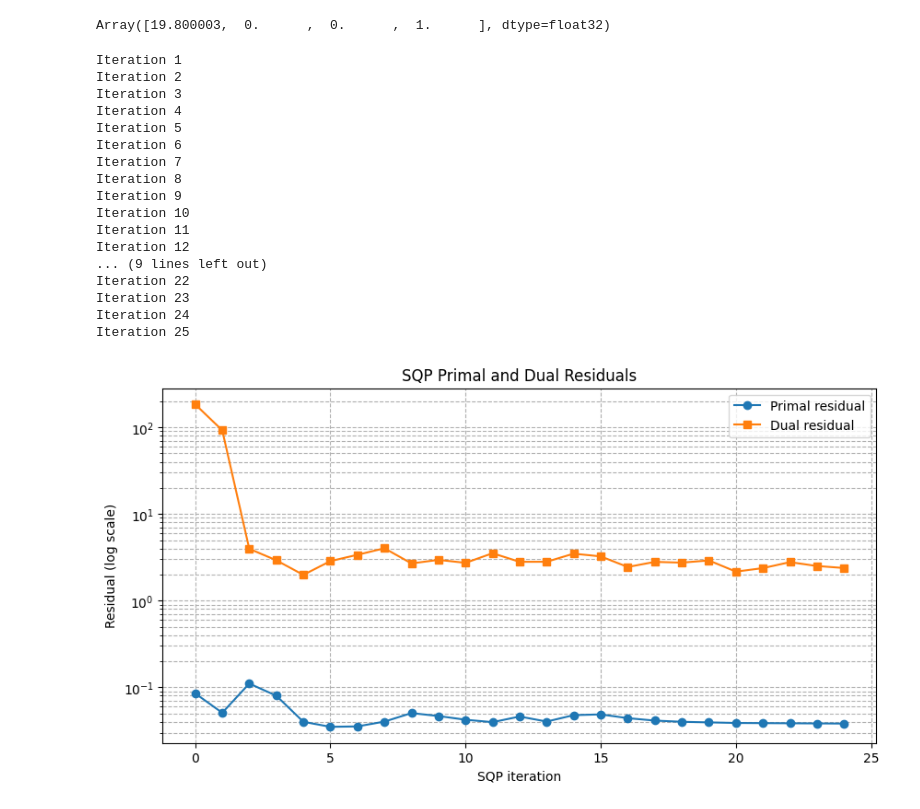
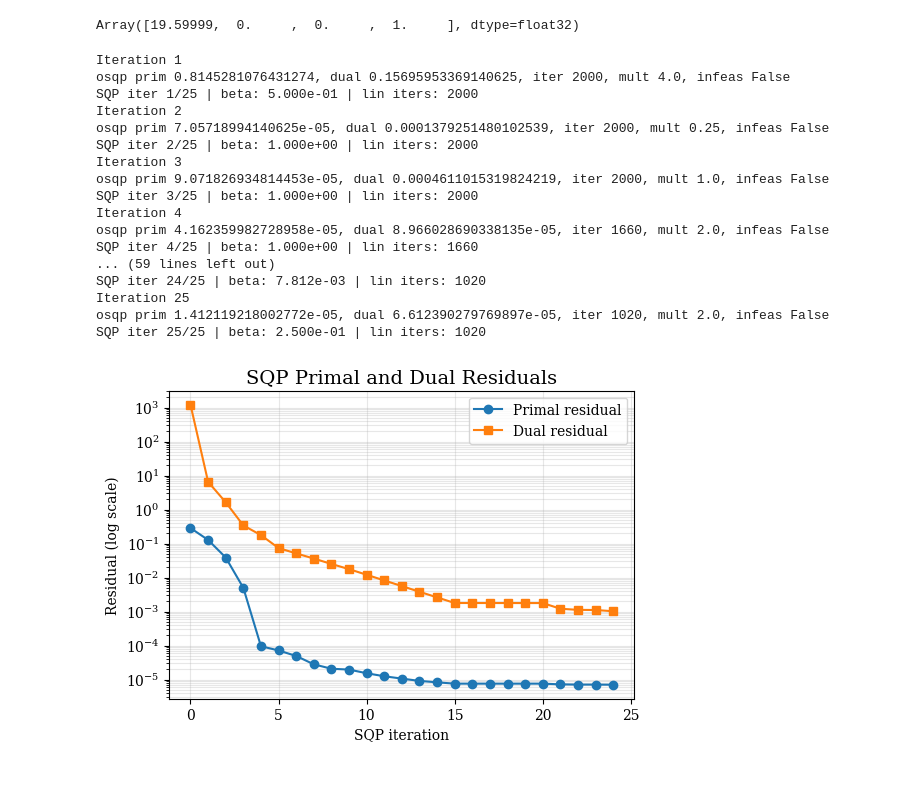
Before and after one commit to NicholasBehr/hcnn, a Jupyter notebook: notebooks/slalom.ipynb, the cells around one changed output. Cells and saved outputs as stored; diff of their text form; code cells hidden in the pictures; blank space fills up the shorter version.

Commit message:
plot generation

```diff
--- a/notebooks/slalom.ipynb
+++ b/notebooks/slalom.ipynb
@@ -6,7 +29,7 @@ import jax.numpy as jnp
 
 os.environ["CUDA_VISIBLE_DEVICES"] = "3"
 
-HORIZON = 100
+HORIZON = 50
 INITIAL_STATE = jnp.array(
     [0.0, 0.0, 0.0, 1.0]
 )  # x, y, theta, v, heading right at 1 m/s
@@ -14,7 +37,7 @@ INITIAL_STATE = jnp.array(
 from hcnn.system_dynamics import SystemDynamicsBike
 
 sys_dynamics = SystemDynamicsBike.factory(
-    wheelbase=2.5, max_steering=0.5, dt=0.2
+    wheelbase=1.0, max_steering=0.6, dt=0.4
 )  # 100 * 0.2s * 1m/s -> 20m
 # %%
 from flax import struct
@@ -42,8 +65,8 @@ class SystemConstraintsSlalom(SystemConstraintsBase):
             state_dim=4,
             action_dim=2,
             constraint_dim=3,
-            lower_bound=jnp.ones(3),
-            upper_bound=jnp.ones(3) * jnp.inf,
+            lower_bound=jnp.array([1.0, 1.0, 1.0, -0.6]),
+            upper_bound=jnp.array([jnp.inf, jnp.inf, jnp.inf, +0.6]),
             center1=jnp.array([05.0, -0.2]),
             radius1=1.0,
             center2=jnp.array([10.0, +0.2]),
@@ -54,6 +77,8 @@ class SystemConstraintsSlalom(SystemConstraintsBase):
 
     def __call__(self, state: jax.Array, action: jax.Array) -> jax.Array:
         state_xy = state[..., 0:2]
+        # keep steering as a trailing dimension so concatenation shapes match
+        steering_angle = action[..., 1:2]
 
         diff1 = state_xy - self.center1
         val1 = jnp.sum(diff1 * diff1, axis=-1, keepdims=True) - (
@@ -70,7 +95,7 @@ class SystemConstraintsSlalom(SystemConstraintsBase):
             self.radius3 * self.radius3
         )
 
-        return jnp.concatenate([val1, val2, val3], axis=-1)
+        return jnp.concatenate([val1, val2, val3, steering_angle], axis=-1)
 
 
 sys_constraints = SystemConstraintsSlalom.factory()
@@ -90,7 +115,7 @@ raw_rollout = Rollout(states, actions)
 # %%
 raw_rollout.states[-1]
 # %% [output]
-Array([19.800003,  0.      ,  0.      ,  1.      ], dtype=float32)
+Array([19.59999,  0.     ,  0.     ,  1.     ], dtype=float32)
 # %%
 from hcnn.optimization_layer import ProjectionPhi, ProjectionProblem
 from hcnn.solver import SQPParameters
@@ -108,18 +133,18 @@ phi = ProjectionPhi(
 sqp_problem = projection_problem.replace(phi=phi)
 sqp_parameters = SQPParameters(
     alpha=1.6,
-    sigma=1,
+    sigma=0.1,
     rho=0.1,
     rho_equality_mult=1e3,
     tol_prim=1e-4,
     tol_dual=1e-4,
-    epsilon=0.1,
-    max_iter_lin=2000,
+    epsilon=1e-12,
+    max_iter_lin=2_000,
     max_iter_nonlin=25,
     ls_c1=1e-4,
     ls_rho=0.5,
     ls_max_iter=10,
-    ls_penalty_weight=10.0,
+    ls_penalty_weight=50,
 )
 # %%
 # from hcnn.solver import sqp_solve
@@ -168,35 +193,34 @@ proj_rollout = Rollout(
 )
 # %% [output]
 Iteration 1
+osqp prim 0.8145281076431274, dual 0.15695953369140625, iter 2000, mult 4.0, infeas False
+SQP iter 1/25 | beta: 5.000e-01 | lin iters: 2000
 Iteration 2
+osqp prim 7.05718994140625e-05, dual 0.0001379251480102539, iter 2000, mult 0.25, infeas False
+SQP iter 2/25 | beta: 1.000e+00 | lin iters: 2000
 Iteration 3
+osqp prim 9.071826934814453e-05, dual 0.0004611015319824219, iter 2000, mult 1.0, infeas False
+SQP iter 3/25 | beta: 1.000e+00 | lin iters: 2000
 Iteration 4
-Iteration 5
-Iteration 6
-Iteration 7
-Iteration 8
-Iteration 9
-Iteration 10
-Iteration 11
-Iteration 12
-... (9 lines left out)
-Iteration 22
-Iteration 23
-Iteration 24
+osqp prim 4.162359982728958e-05, dual 8.966028690338135e-05, iter 1660, mult 2.0, infeas False
+SQP iter 4/25 | beta: 1.000e+00 | lin iters: 1660
+... (59 lines left out)
+SQP iter 24/25 | beta: 7.812e-03 | lin iters: 1020
 Iteration 25
+osqp prim 1.412119218002772e-05, dual 6.612390279769897e-05, iter 1020, mult 2.0, infeas False
+SQP iter 25/25 | beta: 2.500e-01 | lin iters: 1020
 # %%
-import matplotlib.pyplot as plt
-
-fig, ax = plt.subplots(figsize=(10, 5))
+fig, ax = plt.subplots(figsize=(6, 4))
 ax.plot(primal_residuals, label="Primal residual", marker="o")
 ax.plot(dual_residuals, label="Dual residual", marker="s")
 ax.set_yscale("log")
 ax.set_xlabel("SQP iteration")
 ax.set_ylabel("Residual (log scale)")
 ax.set_title("SQP Primal and Dual Residuals")
 ax.legend()
-ax.grid(True, which="both", linestyle="--")
+ax.grid(True, which="both", alpha=0.3)
 plt.show()
+fig.savefig("convergence_bike.pdf")
 # %% [output]
-[figure, old version]
+[figure, new version]
 # %%
```
Also changed, not shown: parts of 3 cells of this notebook, 21 other files.
